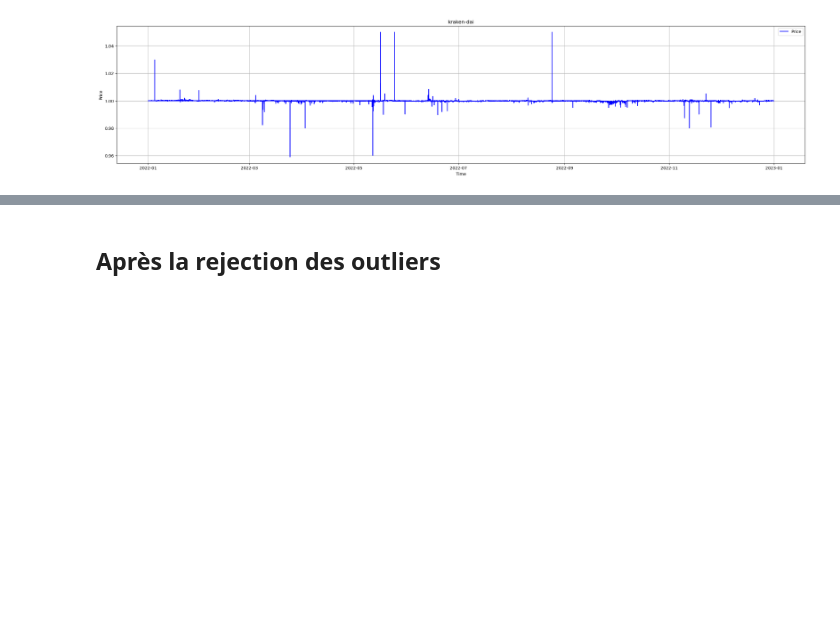
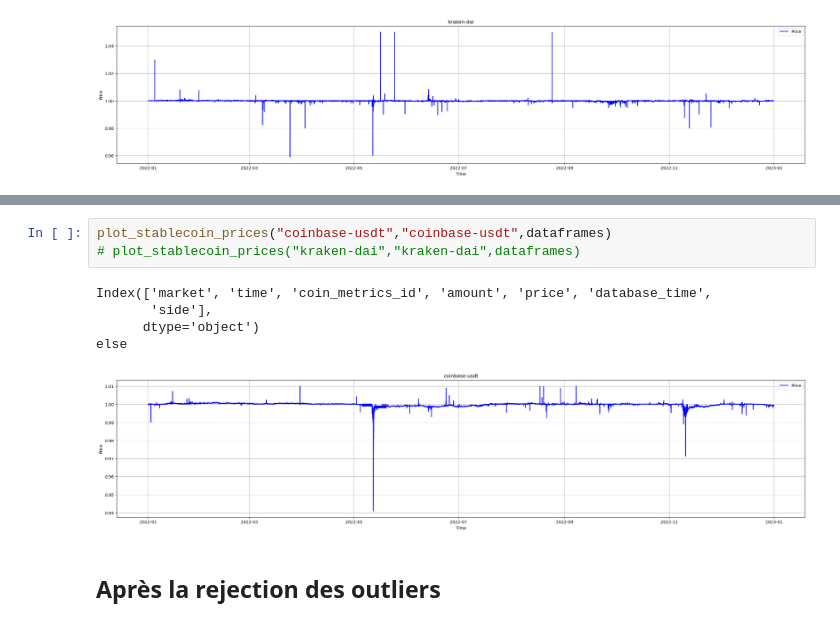
Before and after one commit to tilian15/stable_analysis, a Jupyter notebook: nettoyage-dai (1) (1).ipynb, the cells around one changed output, grey strips where cells are left out. Saved outputs shown, nothing was run; the diff lists cells and outputs as text; blank space fills up the shorter version.

```diff
--- a/nettoyage-dai (1) (1).ipynb
+++ b/nettoyage-dai (1) (1).ipynb
@@ -259,3 +275,12 @@ plot_stablecoin_prices_multi(["binance-dai","coinbase-dai"],"binance-dai et coin
+# %%
+plot_stablecoin_prices("coinbase-usdt","coinbase-usdt",dataframes)
+# plot_stablecoin_prices("kraken-dai","kraken-dai",dataframes)
+# %% [output]
+Index(['market', 'time', 'coin_metrics_id', 'amount', 'price', 'database_time',
+       'side'],
+      dtype='object')
+else
+[figure, added]
 # %% [markdown]
 ## Après la rejection des outliers
 # %%
```
Also changed, not shown: parts of 9 cells of this notebook.
